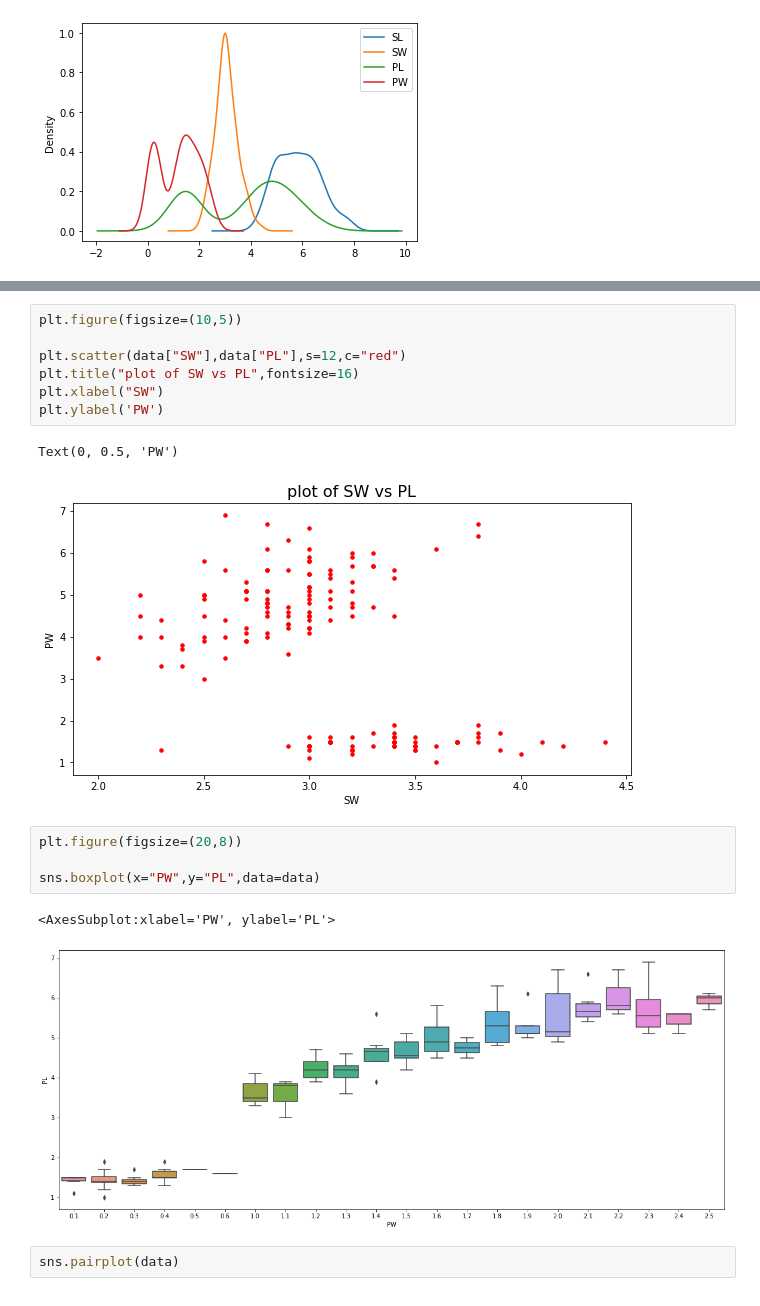
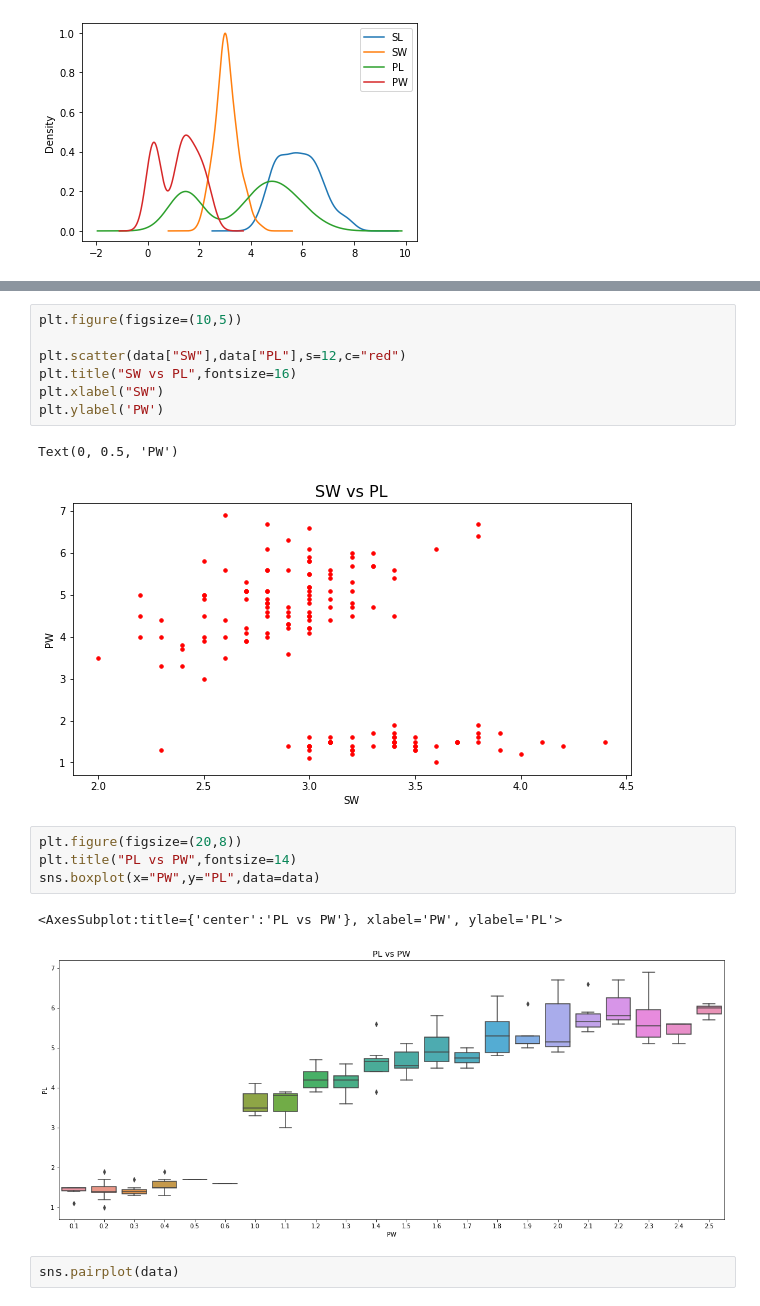
Before and after one commit to VIVEKVK0013/VIVEK-V-K, a Jupyter notebook: Assignment#01_Python_for_Data_Science.ipynb, the cells around one changed output, grey strips where cells are left out. Cells and saved outputs as stored; diff of their text form.

```diff
--- a/Assignment#01_Python_for_Data_Science.ipynb
+++ b/Assignment#01_Python_for_Data_Science.ipynb
@@ -89,19 +89,19 @@ sns.countplot(data["PW"])
 plt.figure(figsize=(10,5))
 
 plt.scatter(data["SW"],data["PL"],s=12,c="red")
-plt.title("plot of SW vs PL",fontsize=16)
+plt.title("SW vs PL",fontsize=16)
 plt.xlabel("SW")
 plt.ylabel('PW')
 # %% [output]
 Text(0, 0.5, 'PW')
-[figure, old version]
+[figure, new version]
 # %%
 plt.figure(figsize=(20,8))
-
+plt.title("PL vs PW",fontsize=14)
 sns.boxplot(x="PW",y="PL",data=data)
 # %% [output]
-<AxesSubplot:xlabel='PW', ylabel='PL'>
+<AxesSubplot:title={'center':'PL vs PW'}, xlabel='PW', ylabel='PL'>
-[figure, old version]
+[figure, new version]
 # %%
 sns.pairplot(data)
 # %% [output]
```
Also changed, not shown: parts of 1 cell of this notebook.
